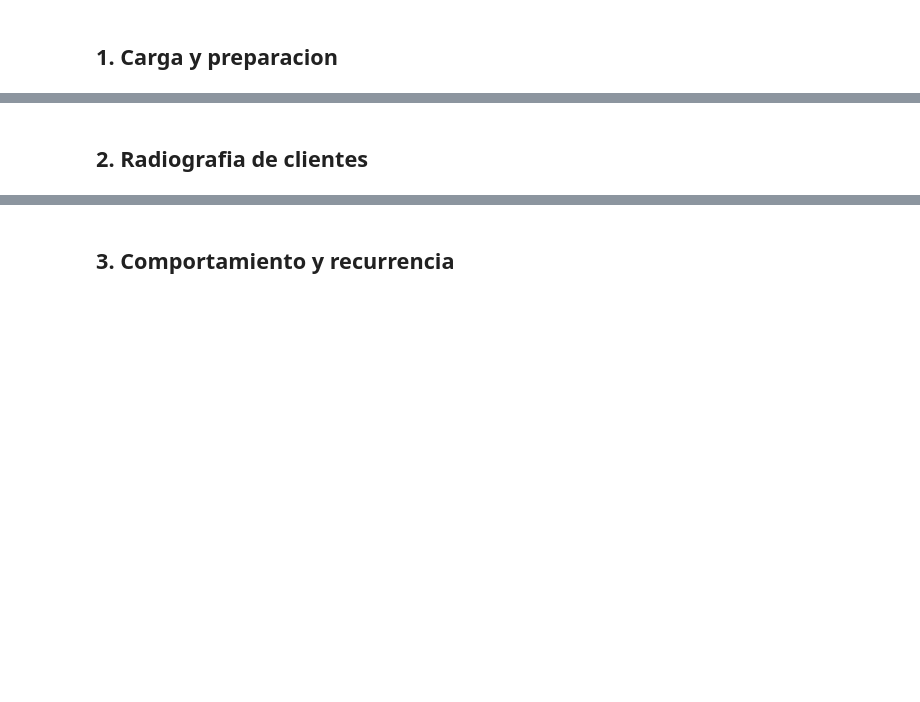
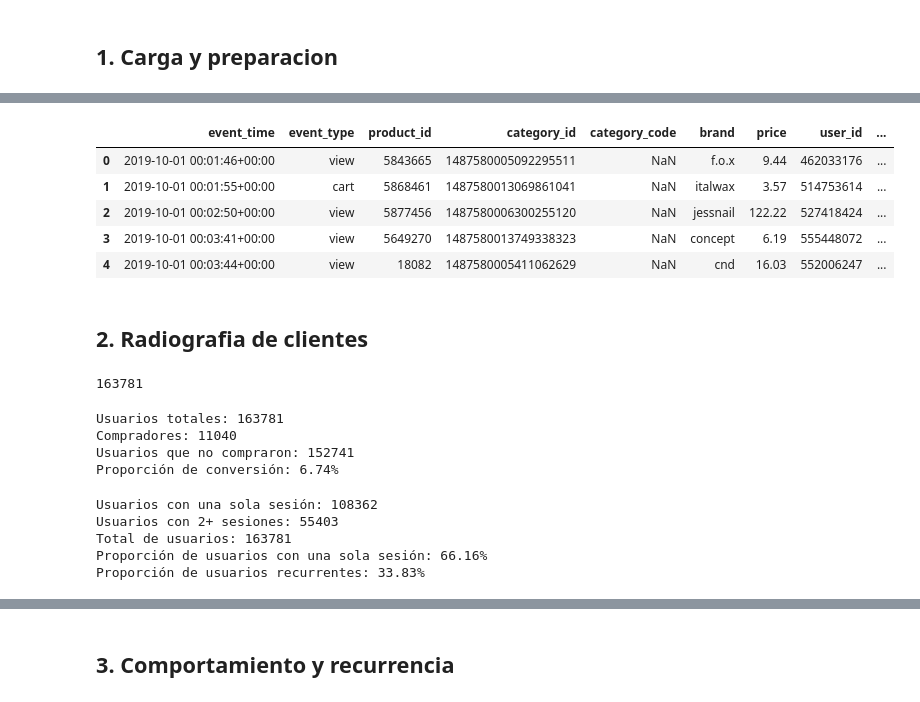
Before and after one commit to Nicosuarezso/ecommerce-cosmetics-analytics, a Jupyter notebook: notebooks/04_customer_analysis.ipynb, the cells around one changed output, grey strips where cells are left out. Cells and saved outputs as stored; diff of their text form; code cells hidden in the pictures; blank space fills up the shorter version.

```diff
--- a/notebooks/04_customer_analysis.ipynb
+++ b/notebooks/04_customer_analysis.ipynb
@@ -50,2 +172,63 @@ Usuario
+# %%
+df.head(5)
+# %% [output]
+|  | event_time | event_type | product_id | category_id | category_code | brand | price | user_id | ... |
+| 0 | 2019-10-01 00:01:46+00:00 | view | 5843665 | 1487580005092295511 | NaN | f.o.x | 9.44 | 462033176 | ... |
+| 1 | 2019-10-01 00:01:55+00:00 | cart | 5868461 | 1487580013069861041 | NaN | italwax | 3.57 | 514753614 | ... |
+| 2 | 2019-10-01 00:02:50+00:00 | view | 5877456 | 1487580006300255120 | NaN | jessnail | 122.22 | 527418424 | ... |
+| 3 | 2019-10-01 00:03:41+00:00 | view | 5649270 | 1487580013749338323 | NaN | concept | 6.19 | 555448072 | ... |
+| 4 | 2019-10-01 00:03:44+00:00 | view | 18082 | 1487580005411062629 | NaN | cnd | 16.03 | 552006247 | ... |
 # %% [markdown]
 ## **2. Radiografia de clientes**
+# %%
+unique_users = df['user_id'].nunique()
+unique_users
+# %% [output]
+163781
+# %%
+# usuarios compradores y no compradores
+
+buyers = df.loc[df["event_type"] == "purchase", "user_id"].nunique()
+
+non_buyers = unique_users - buyers
+
+user_conversion_rate = buyers / unique_users * 100
+
+print(f"Usuarios totales: {unique_users}")
+print(f"Compradores: {buyers}")
+print(f"Usuarios que no compraron: {non_buyers}")
+print(f"Proporción de conversión: {user_conversion_rate:.2f}%")
+# %% [output]
+Usuarios totales: 163781
+Compradores: 11040
+Usuarios que no compraron: 152741
+Proporción de conversión: 6.74%
+# %%
+# Usuarios single session vs recurrente
+
+sessions_per_user = (
+    df.groupby("user_id")["user_session"]
+    .nunique()
+)
+
+# usuarios single-sesion
+single_session_users = (sessions_per_user == 1).sum()
+
+# usuarios recurrentes
+repeat_users = (sessions_per_user > 1).sum()
+
+# proporciones
+single_session_rate = single_session_users / unique_users * 100
+repeat_user_rate = repeat_users / unique_users * 100
+
+print(f"Usuarios con una sola sesión: {single_session_users}")
+print(f"Usuarios con 2+ sesiones: {repeat_users}")
+print(f"Total de usuarios: {unique_users}")
+print(f"Proporción de usuarios con una sola sesión: {single_session_rate:.2f}%")
+print(f"Proporción de usuarios recurrentes: {repeat_user_rate:.2f}%")
+# %% [output]
+Usuarios con una sola sesión: 108362
+Usuarios con 2+ sesiones: 55403
+Total de usuarios: 163781
+Proporción de usuarios con una sola sesión: 66.16%
+Proporción de usuarios recurrentes: 33.83%
```
Also changed, not shown: parts of 37 cells of this notebook, 1 other file.
